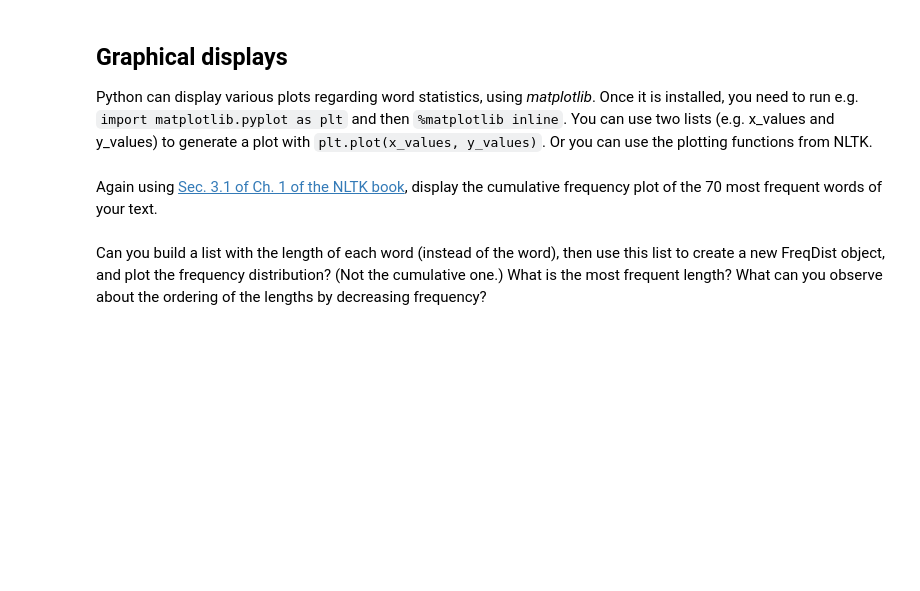
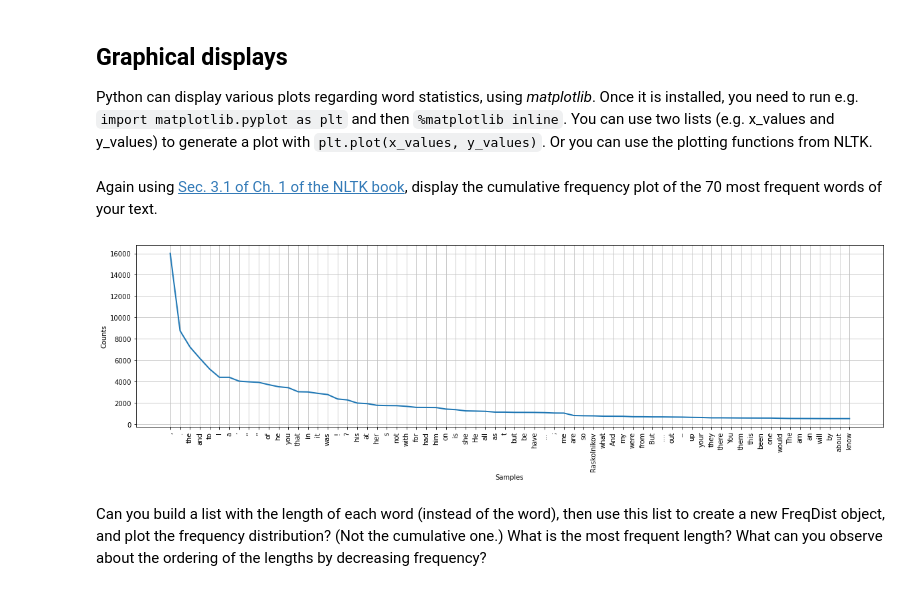
Before and after one commit to FabianGroeger96/mse-analysis-text-data, a Jupyter notebook: SW01/MSE_AnTeDe_Lab1b_student.ipynb, the cells around one changed output. Drawn from its saved outputs; the diff is of its cells as text; code cells hidden in the pictures; blank space fills up the shorter version.

```diff
--- a/SW01/MSE_AnTeDe_Lab1b_student.ipynb
+++ b/SW01/MSE_AnTeDe_Lab1b_student.ipynb
@@ -29,3 +55,8 @@ With inspiration from [Chapter 3 (3.1. Processing Raw Text) of the NLTK book](ht
 # %%
 from urllib import request # you may need to: pip install urllib
 # Please write your Python code below and execute it.
+url = "http://www.gutenberg.org/files/2554/2554-0.txt"
+response = request.urlopen(url)
+raw = response.read().decode('utf-8')
+print('length of text: %s' % len(raw))
+print('length of text in words: %s' % len(nltk.word_tokenize(raw)))
@@ -35,0 +68,6 @@ Determine, either by spotting the position of initial and ending strings, or by
+# %%
+# Please write your Python code below and execute it.
+start = raw.find('CRIME AND PUNISHMENT', 1000)
+end = raw.find('*** END OF THIS PROJECT GUTENBERG EBOOK CRIME AND PUNISHMENT ***')
+text_cleaned = raw[start:end]
+print(text_cleaned)
@@ -43,3 +99,7 @@ You will first perform sentence segmentation and write the result in a file, one
 **Segment the text into sentences with NLTK.** Display the number of resulting sentences, and display a short excerpt (around 5 sentences).  What do you think about the quality of the segmentation?  *Note :* if you think that some special characters degrade the results, you can replace them in the full text with `.replace('s1', 's2')`.
 # %%
 # Please write your Python code in this cell and execute it.
+text_cleaned = text_cleaned.replace('\r', ' ')
+text_cleaned = text_cleaned.replace('\n', ' ')
+sentences = nltk.sent_tokenize(text_cleaned)
+sentences[:5]
@@ -105,3 +237,6 @@ You can ask NLTK to compute word frequencies for a given text, yielding a new ob
 Please construct the frequency distribution of your text.
 # %%
 # Please write your Python code in this cell and execute it.
+freq_dist = nltk.FreqDist(nltk.word_tokenize(text_cleaned))
+print(freq_dist)
+freq_dist.most_common()[:5]
@@ -120,6 +261,11 @@ import matplotlib.pyplot
 Again using [Sec. 3.1 of Ch. 1 of the NLTK book](http://www.nltk.org/book/ch01.html#frequency-distributions), display the cumulative frequency plot of the 70 most frequent words of your text.
 # %%
 # Please write your Python code in this cell and execute it.
+plt.figure(figsize=(20, 5))
+freq_dist.plot(70)
+plt.show()
+# %% [output]
+[figure, added]
 # %% [markdown]
 Can you build a list with the length of each word (instead of the word), then use this list to create a new FreqDist object, and plot the frequency distribution?  (Not the cumulative one.)  What is the most frequent length?  What can you observe about the ordering of the lengths by decreasing frequency?
 # %%
```
Also changed, not shown: parts of 23 cells of this notebook, 11 other files.
